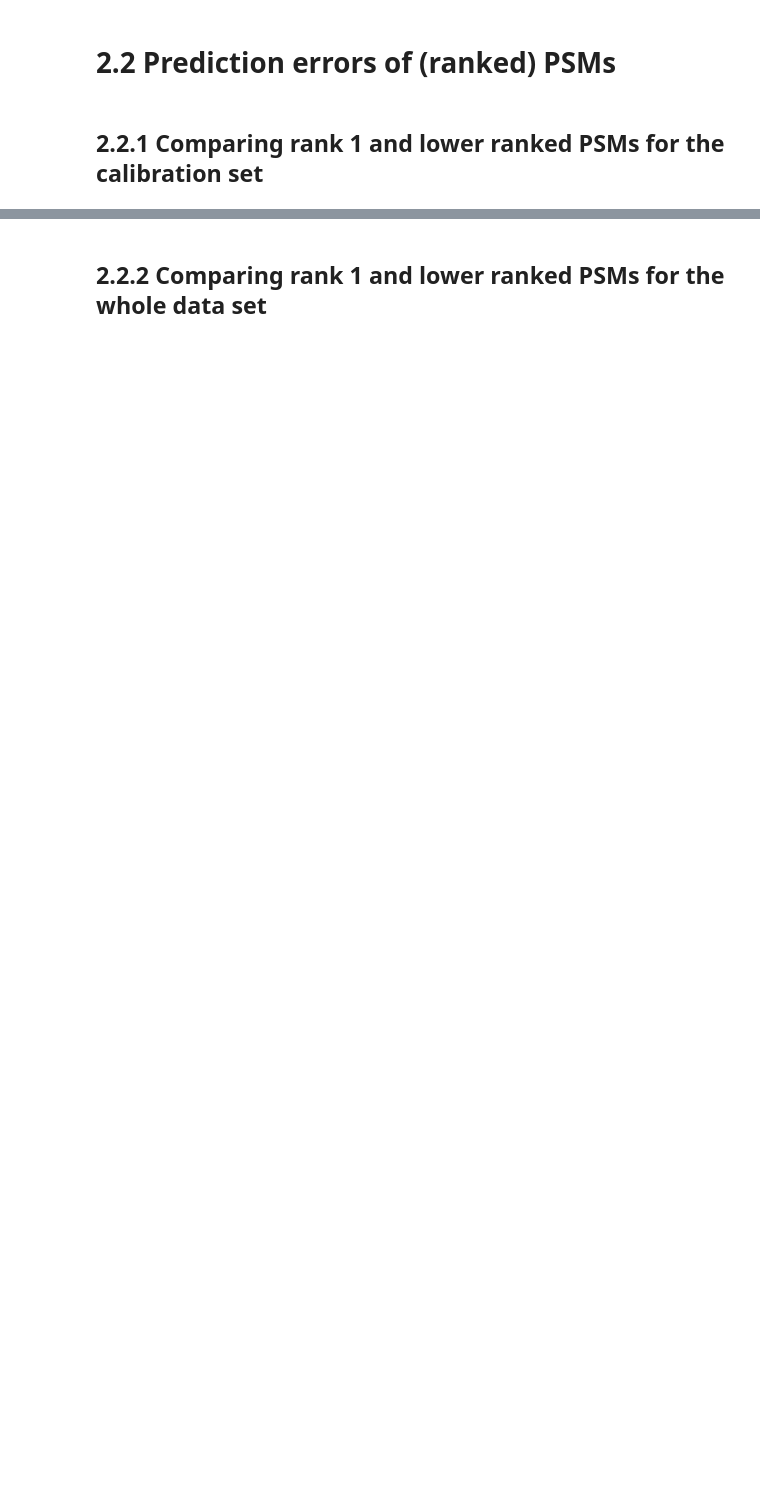
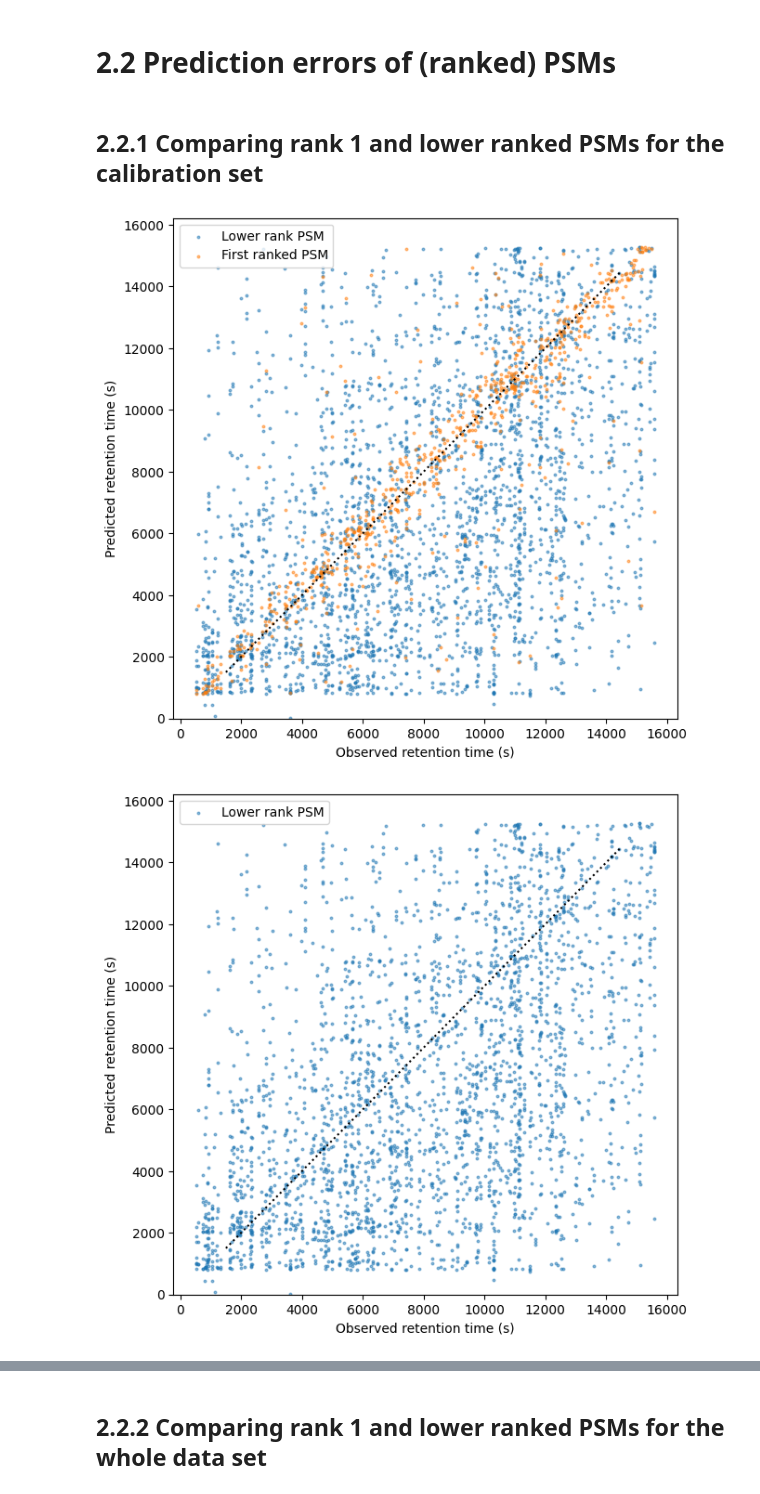
Before and after one commit to Alirezak2n/EuBIC2024_workshop_groupC, a Jupyter notebook: DeepLC.ipynb, the cells around one changed output, grey strips where cells are left out. Cells and saved outputs as stored; diff of their text form; code cells hidden in the pictures; blank space fills up the shorter version.

```diff
--- a/DeepLC.ipynb
+++ b/DeepLC.ipynb
@@ -398,47 +334,50 @@ Calibrated predictions:
 ## 2.2.1 Comparing rank 1 and lower ranked PSMs for the calibration set
 # %%
 # Init plot
-plt.figure(figsize=(10,10))
+plt.figure(figsize=(7,7))
 ax = plt.gca()
-ax.set_aspect('equal')
 
 # Plot data
 plt.scatter(sub_df_calib_lowerrank["tr"],sub_df_calib_lowerrank["preds"],s=3.5, alpha=0.5,label="Lower rank PSM")
 plt.scatter(sub_df_calib_firstrank["tr"],sub_df_calib_firstrank["preds"],s=3.5, alpha=0.5,label="First ranked PSM")
 plt.plot([1500,14500],[1500,14500],c="black",linestyle="dotted")
+plt.ylim(ymin=0)
 
 plt.xlabel("Observed retention time (s)")
 plt.ylabel("Predicted retention time (s)")
 plt.legend()
 
 plt.show()
 
 # Init plot
-plt.figure(figsize=(10,10))
+plt.figure(figsize=(7,7))
 ax = plt.gca()
-ax.set_aspect('equal')
 
 # Plot data
 plt.scatter(sub_df_calib_lowerrank["tr"],sub_df_calib_lowerrank["preds"],s=3.5, alpha=0.5, color="tab:blue",label="Lower rank PSM")
 plt.plot([1500,14500],[1500,14500],c="black",linestyle="dotted")
+plt.ylim(ymin=0)
 
 plt.xlabel("Observed retention time (s)")
 plt.ylabel("Predicted retention time (s)")
 plt.legend()
 
 plt.show()
 
 # Init plot
-plt.figure(figsize=(10,10))
+plt.figure(figsize=(7,7))
 ax = plt.gca()
-ax.set_aspect('equal')
 
 # Plot data
 plt.scatter(sub_df_calib_firstrank["tr"],sub_df_calib_firstrank["preds"],s=3.5, alpha=0.5, color="tab:orange",label="First ranked PSM")
 plt.plot([1500,14500],[1500,14500],c="black",linestyle="dotted")
+plt.ylim(ymin=0)
 
 plt.xlabel("Observed retention time (s)")
 plt.ylabel("Predicted retention time (s)")
 plt.legend()
 
 plt.show()
+# %% [output]
+[figure, added]
+[figure, added]
```
Also changed, not shown: parts of 39 cells of this notebook.
